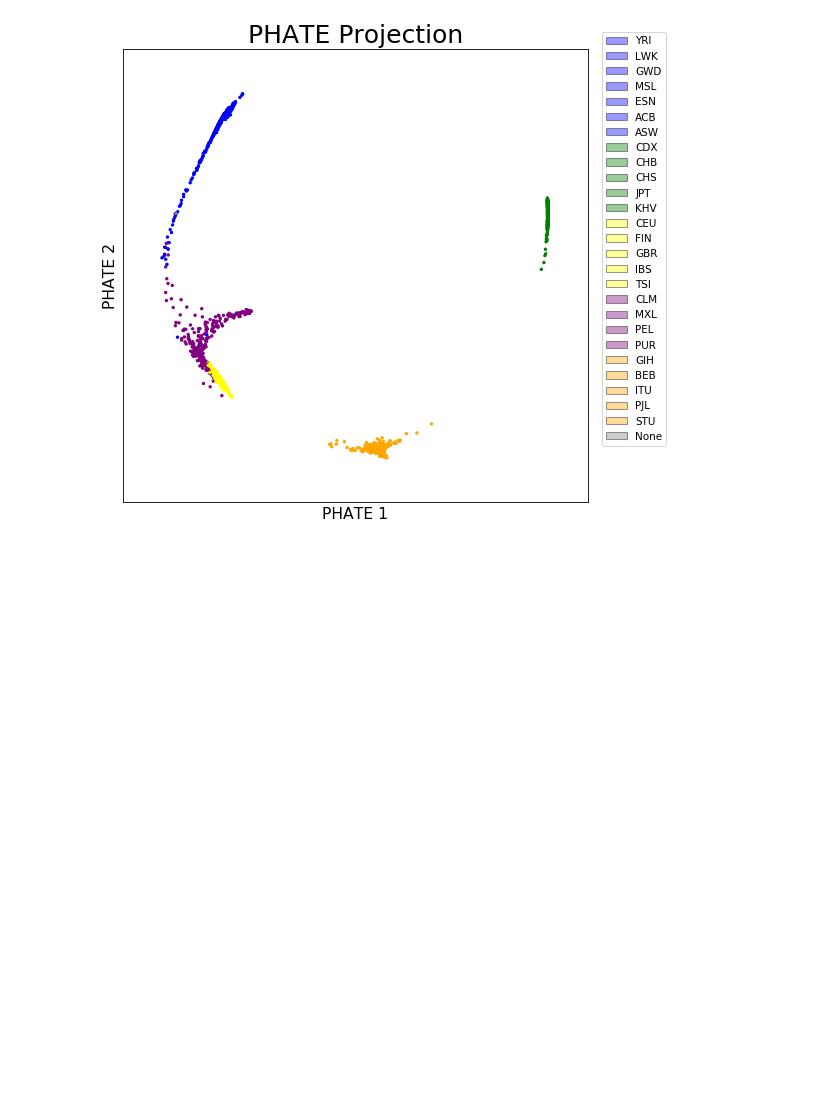
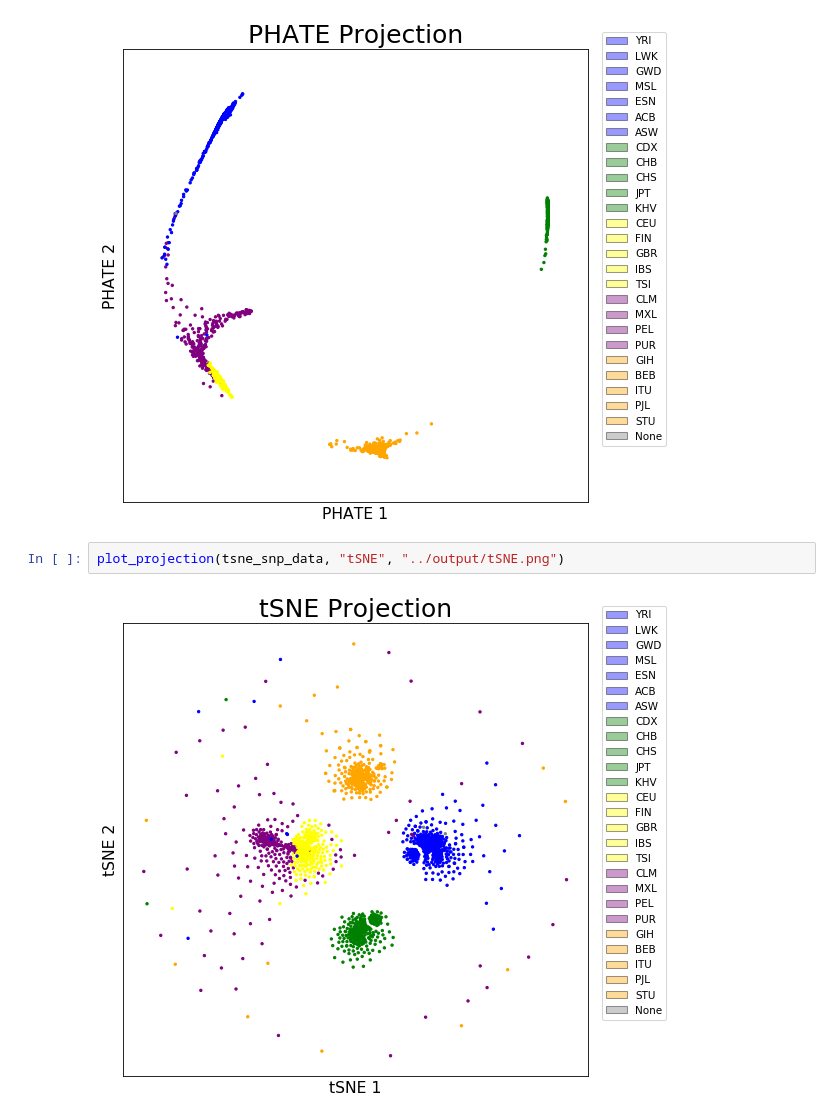
Before and after one commit to aksinghal5590/CSE284_PCA_Alternatives, a Jupyter notebook: src/phate_clustering.ipynb, the cells around one changed output. Drawn from its saved outputs; the diff is of its cells as text; blank space fills up the shorter version.

```diff
--- a/src/phate_clustering.ipynb
+++ b/src/phate_clustering.ipynb
@@ -135,3 +155,7 @@ plot_projection(pca_snp_data, "PCA", "../output/pca.png")
 plot_projection(phate_snp_data, "PHATE", "../output/phate.png")
 # %% [output]
 [figure]
+# %%
+plot_projection(tsne_snp_data, "tSNE", "../output/tSNE.png")
+# %% [output]
+[figure, added]
```
Also changed, not shown: parts of 8 cells of this notebook, 10 other files.
